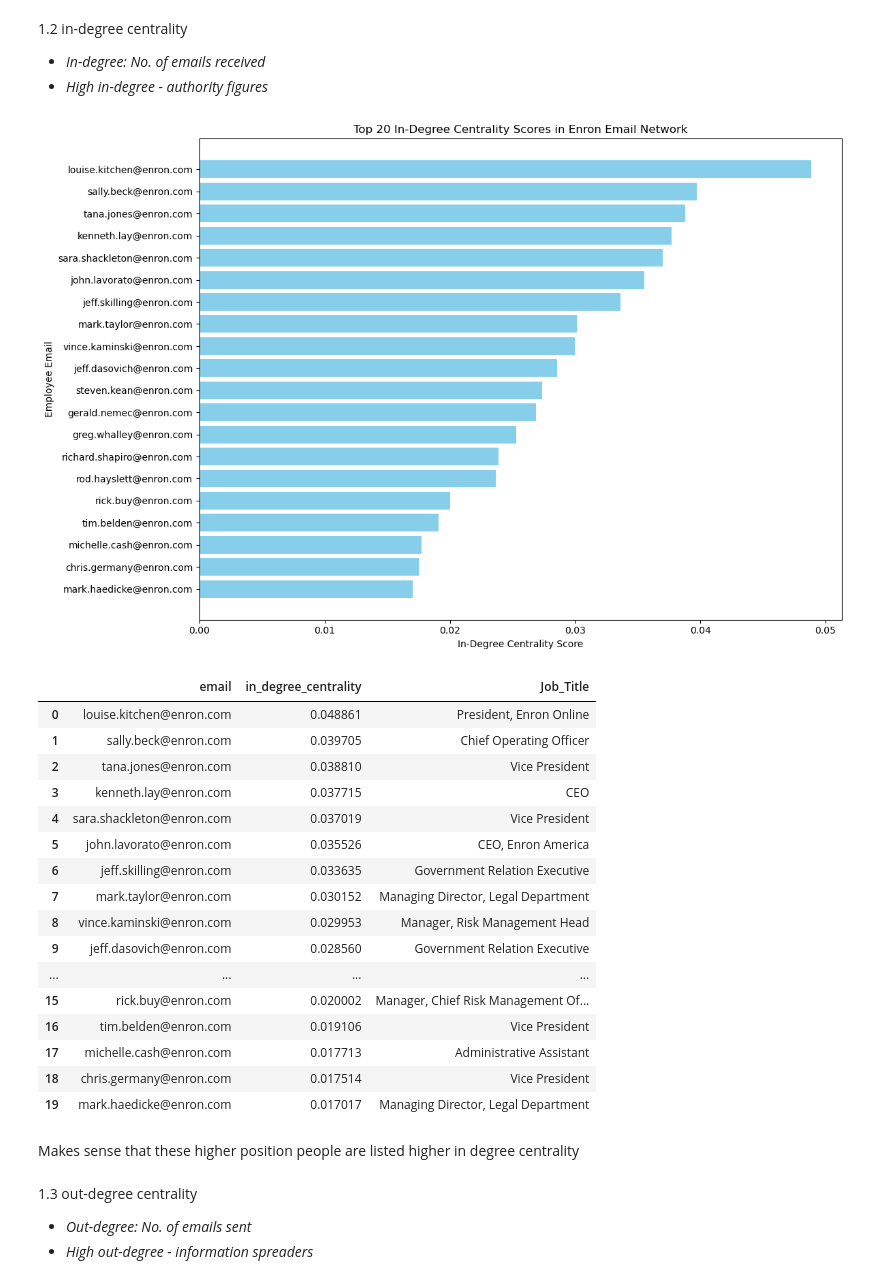
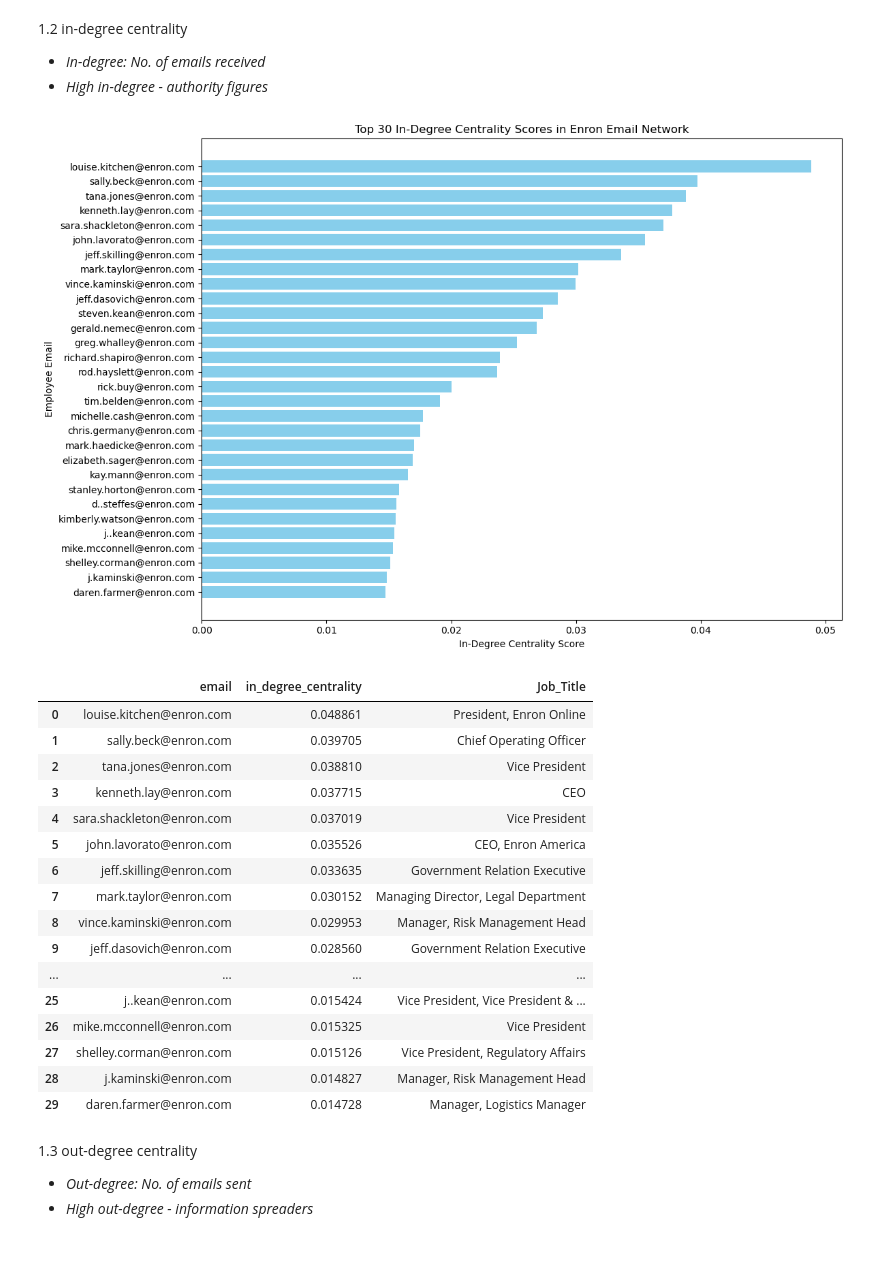
Before and after one commit to HanWeiOng/IS450G2, a Jupyter notebook: social_network/social_network_withroles_V2.ipynb, the cells around one changed output. Drawn from its saved outputs; the diff is of its cells as text; code cells hidden in the pictures; blank space fills up the shorter version.

```diff
--- a/social_network/social_network_withroles_V2.ipynb
+++ b/social_network/social_network_withroles_V2.ipynb
@@ -212,44 +215,44 @@ in_degree_centrality = nx.in_degree_centrality(G)
 # %%
 # Sort nodes by degree centrality scores in descending order
 sorted_in_degree_centrality = sorted(in_degree_centrality.items(), key=lambda x: x[1], reverse=True)
 
-# Get the top 20 nodes with the highest degree centrality
-in_degree_top_20 = sorted_in_degree_centrality[:20]
+# Get the top 30 nodes with the highest degree centrality
+in_degree_top_30 = sorted_in_degree_centrality[:30]
 
 # Extract names and scores for the bar graph
-in_names = [x[0] for x in in_degree_top_20]
-in_scores = [x[1] for x in in_degree_top_20]
+in_names = [x[0] for x in in_degree_top_30]
+in_scores = [x[1] for x in in_degree_top_30]
 
 plt.figure(figsize=(12, 8))
 plt.barh(in_names, in_scores, color='skyblue')
 plt.xlabel('In-Degree Centrality Score')
 plt.ylabel('Employee Email')
-plt.title('Top 20 In-Degree Centrality Scores in Enron Email Network')
+plt.title('Top 30 In-Degree Centrality Scores in Enron Email Network')
 plt.gca().invert_yaxis()
 plt.tight_layout()
 
 plt.show()
 # %% [output]
-[figure, old version]
+[figure, new version]
 # %%
-# Extract email addresses of the top 20
-in_top_20_emails = [x[0] for x in in_degree_top_20]
+# Extract email addresses of the top 30
+in_top_30_emails = [x[0] for x in in_degree_top_30]
 
 # Create a dictionary to store email-job_title pairs
 in_email_to_job_title = {}
 
 # Look through the entire 'From' list and match with the top 20 emails
-for email in in_top_20_emails:
+for email in in_top_30_emails:
     job_title = data.loc[data['From'] == email, 'Job_Title'].drop_duplicates().values
     if len(job_title) > 0:
         in_email_to_job_title[email] = job_title[0]
     else:
         in_email_to_job_title[email] = 'Unknown'
 
-in_top_20_with_titles = pd.DataFrame(in_degree_top_20, columns=['email', 'in_degree_centrality'])
-in_top_20_with_titles['Job_Title'] = in_top_20_with_titles['email'].map(in_email_to_job_title)
+in_top_30_with_titles = pd.DataFrame(in_degree_top_30, columns=['email', 'in_degree_centrality'])
+in_top_30_with_titles['Job_Title'] = in_top_30_with_titles['email'].map(in_email_to_job_title)
 
-in_top_20_with_titles.head(20)
+in_top_30_with_titles.head(30)
 # %% [output]
 |  | email | in_degree_centrality | Job_Title |
 | 0 | louise.kitchen@enron.com | 0.048861 | President, Enron Online |
@@ -263,13 +266,11 @@ in_top_20_with_titles.head(20)
 | 8 | vince.kaminski@enron.com | 0.029953 | Manager, Risk Management Head |
 | 9 | jeff.dasovich@enron.com | 0.028560 | Government Relation Executive |
 | ... | ... | ... | ... |
-| 15 | rick.buy@enron.com | 0.020002 | Manager, Chief Risk Management Of... |
-| 16 | tim.belden@enron.com | 0.019106 | Vice President |
-| 17 | michelle.cash@enron.com | 0.017713 | Administrative Assistant |
-| 18 | chris.germany@enron.com | 0.017514 | Vice President |
-| 19 | mark.haedicke@enron.com | 0.017017 | Managing Director, Legal Department |
+| 25 | j..kean@enron.com | 0.015424 | Vice President, Vice President & ... |
+| 26 | mike.mcconnell@enron.com | 0.015325 | Vice President |
+| 27 | shelley.corman@enron.com | 0.015126 | Vice President, Regulatory Affairs |
+| 28 | j.kaminski@enron.com | 0.014827 | Manager, Risk Management Head |
+| 29 | daren.farmer@enron.com | 0.014728 | Manager, Logistics Manager |
-# %% [markdown]
-Makes sense that these higher position people are listed higher in degree centrality
 # %% [markdown]
 1.3 out-degree centrality
 - <i>Out-degree: No. of emails sent<i>
```
Also changed, not shown: parts of 24 cells of this notebook.
